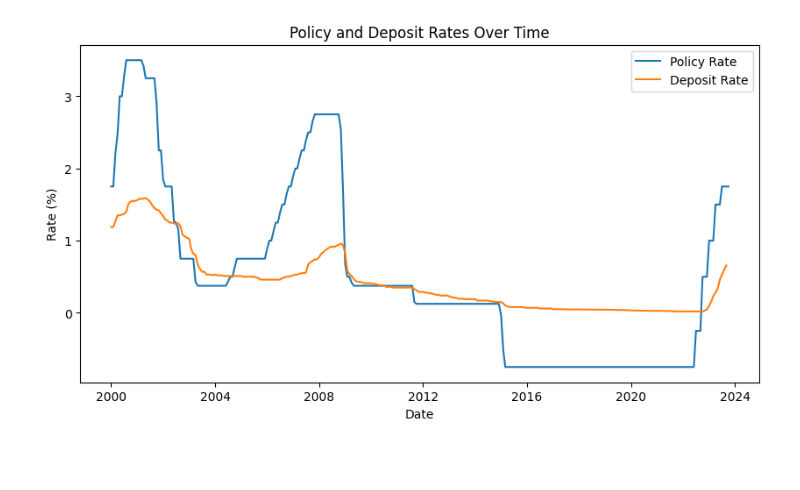
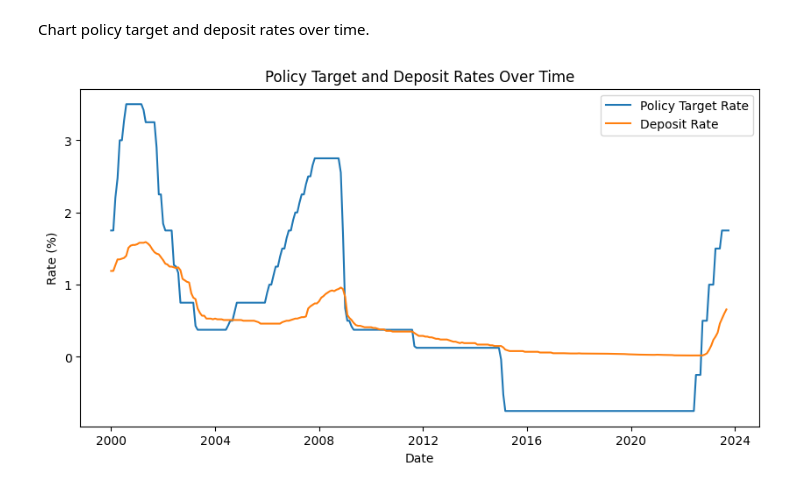
Before and after one commit to Butch78/Bank-Size-Central-Bank-Sensitivity, a Jupyter notebook: notebooks/snb-data-processing.ipynb, the cells around one changed output. Drawn from its saved outputs; the diff is of its cells as text; code cells hidden in the pictures; blank space fills up the shorter version.

```diff
--- a/notebooks/snb-data-processing.ipynb
+++ b/notebooks/snb-data-processing.ipynb
@@ -235,3 +246,5 @@ print(SNB_data)
+# %% [markdown]
+Chart policy target and deposit rates over time.
 # %%
 import matplotlib.pyplot as plt
 import pandas as pd
@@ -241,33 +254,33 @@ import os
 
 # Convert 'date' to datetime if it's not already in that format
 SNB_data['date'] = pd.to_datetime(SNB_data['date'])
 
 # Set 'date' as the index
 SNB_data.set_index('date', inplace=True)
 
 # Plotting the line chart
 plt.figure(figsize=(10, 5))
-plt.plot(SNB_data.index, SNB_data['policy'], label='Policy Rate')
+plt.plot(SNB_data.index, SNB_data['policy'], label='Policy Target Rate')
 plt.plot(SNB_data.index, SNB_data['deposit'], label='Deposit Rate')
 
 # Adding title and labels
-plt.title('Policy and Deposit Rates Over Time')
+plt.title('Policy Target and Deposit Rates Over Time')
 plt.xlabel('Date')
 plt.ylabel('Rate (%)')
 
 # Adding legend
 plt.legend()
 
 # Check if the directory exists and create it if not
 output_dir = '../reports/figures/'
 if not os.path.exists(output_dir):
     os.makedirs(output_dir)
 
 # Save the plot as a PDF file in the specified directory
 pdf_file_path = os.path.join(output_dir, 'Rates_over_time.pdf')
 plt.savefig(pdf_file_path, format='pdf')
 
 # Display the plot
 plt.show()
 # %% [output]
-[figure, old version]
+[figure, new version]
```
Also changed, not shown: parts of 13 cells of this notebook, 2 other files.
